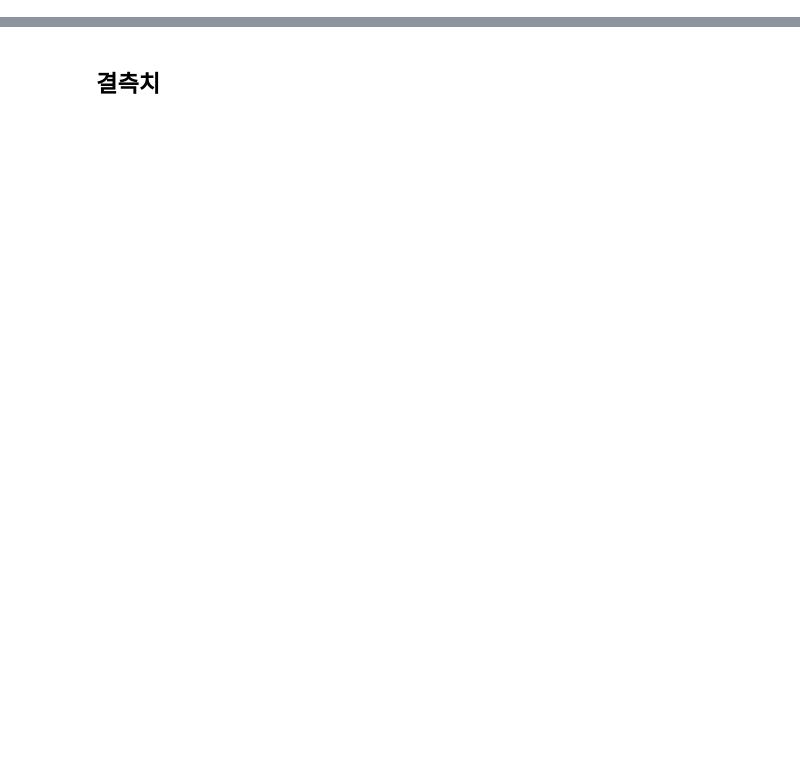
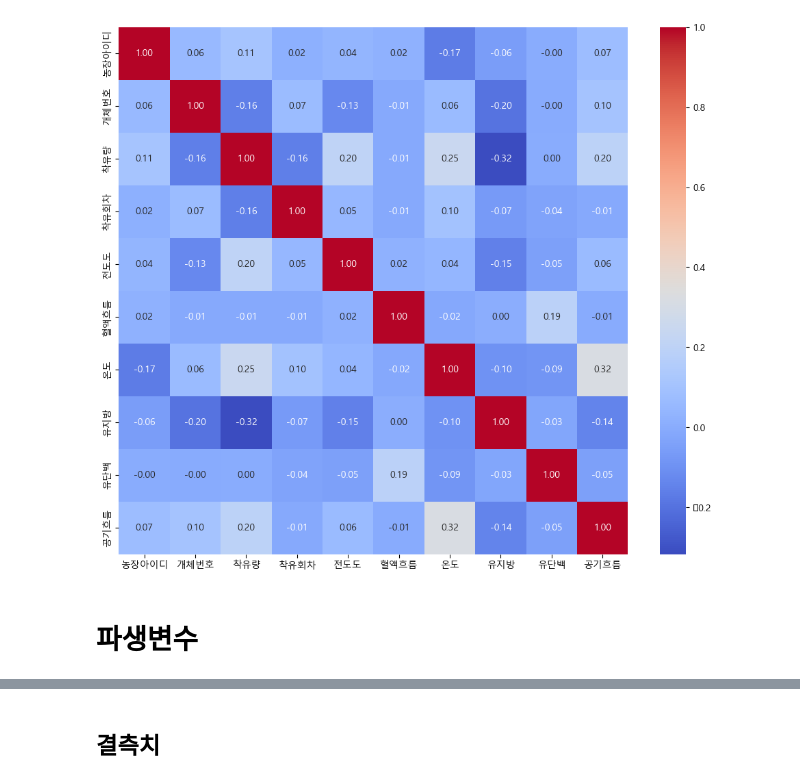
Before and after one commit to jiwon512/practical_project, a Jupyter notebook: jaemin/jaemin.ipynb, the cells around one changed output, grey strips where cells are left out. Cells and saved outputs as stored; diff of their text form; code cells hidden in the pictures; blank space fills up the shorter version.

```diff
--- a/jaemin/jaemin.ipynb
+++ b/jaemin/jaemin.ipynb
@@ -20,5 +27,10 @@ df = pd.read_csv("C:/Users/User/Desktop/파이썬/연습문제/venv/실전프로
+# %%
+df_drop = df[df["농장아이디"]==20261].index
+df.drop(df_drop, inplace=True)
 # %%
 df.drop("체세포", axis=1, inplace=True)
 df.drop("수집건수", axis=1, inplace=True)
+df.drop("측정일시", axis=1, inplace=True)
 df.drop("축종코드", axis=1, inplace=True)
 df.drop("제조사 아이디", axis=1, inplace=True)
+df.drop("수집일자", axis=1, inplace=True)
@@ -35,6 +38,5 @@ df.head()
 # 혈액흐름 전처리
 df["혈액흐름"] = df["혈액흐름"].apply(lambda x : 0 if x == "N" else 1)
 # %%
-df["측정일시"] = pd.to_datetime(df["측정일시"], format="%Y-%m-%d %H:%M")
 df["착유시작일시"] = pd.to_datetime(df["착유시작일시"], format="%Y-%m-%d %H:%M")
 df["착유종료일시"] = pd.to_datetime(df["착유종료일시"], format="%Y-%m-%d %H:%M")
@@ -41,3 +57,13 @@ df["착유종료일시"] = pd.to_datetime(df["착유종료일시"], format="%Y-%
+# %%
+correlation_matrix = df.corr(numeric_only=True)
+
+plt.figure(figsize=(12, 10))
+sns.heatmap(correlation_matrix, annot=True, fmt=".2f", cmap = "coolwarm")
+plt.show()
+# %% [output]
+[figure, added]
+# %% [markdown]
+# 파생변수
 # %%
 df["착유시간"] = df["착유종료일시"] - df["착유시작일시"]
 # %%
```
Also changed, not shown: parts of 44 cells of this notebook, 1 other file.
